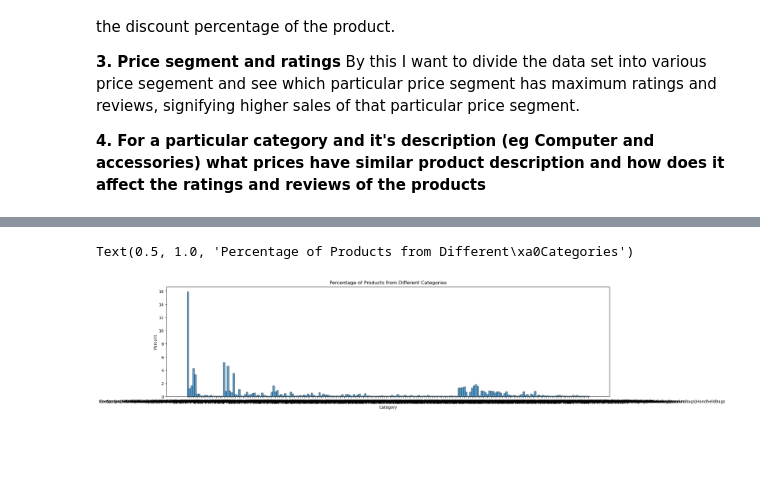
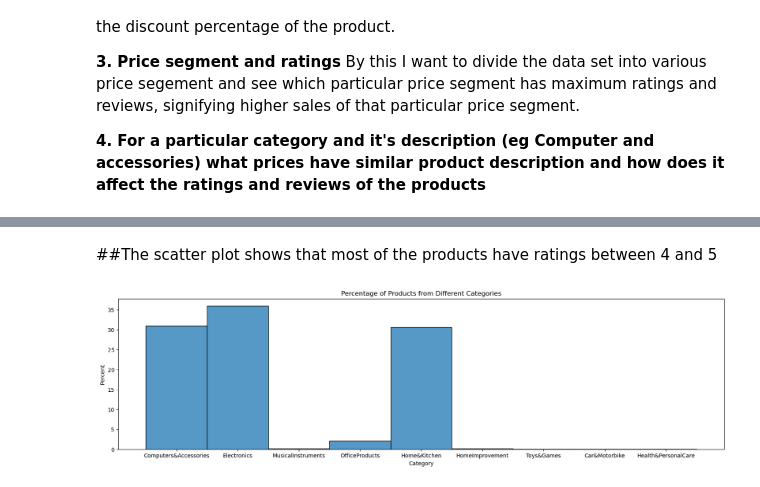
Before and after one commit to ubco-W2022T2-data301/project-group-group61, a Jupyter notebook: analysis/analysis2.ipynb, the cells around one changed output, grey strips where cells are left out. Saved outputs shown, nothing was run; the diff lists cells and outputs as text; code cells hidden in the pictures; blank space fills up the shorter version.

```diff
--- a/analysis/analysis2.ipynb
+++ b/analysis/analysis2.ipynb
@@ -145,0 +49,3 @@ sns.barplot(y=data.index, x= data.values)
+# %%
+df1.dropna(axis=0,how="any",inplace=True) #Removing null values frim data set
+df1.isna().sum() # Check if the null values have been removed
@@ -145,0 +83,4 @@ sns.barplot(y=data.index, x= data.values)
+# %%
+df1.drop(index=1279 , inplace= True)
+df1.info()
+df1.describe()
@@ -145,0 +143,12 @@ sns.barplot(y=data.index, x= data.values)
+# %%
+discount_list=[]
+actual_list =[]
+for discount, actual in zip(df1['discounted_price'].values, df1['actual_price'].values):
+    temp_discount = str(discount).replace("₹","").replace(",", "")
+    temp_actual = str(actual).replace("₹","").replace(",", "")
+    discount_list.append(temp_discount)
+    actual_list.append(temp_actual)
+
+df1['discounted_price']= discount_list
+df1['actual_price'] = actual_list
+df1.head()
@@ -145,0 +162,10 @@ sns.barplot(y=data.index, x= data.values)
+# %%
+df1['rating'].str.len().value_counts()
+df1 = df1[df1['rating'].str.len() > 0]
+df1['rating'] = df1['rating'].astype(float).round().astype(int)
+plt.scatter(df1['rating'], df1['discounted_price'])
+plt.xlabel('Rating')
+plt.ylabel('Discounted Price')
+plt.title('Rating vs Discounted Price')
+plt.xticks([1, 2, 3, 4, 5])
+plt.show()
@@ -146,10 +174,12 @@ sns.barplot(y=data.index, x= data.values)
+# %% [markdown]
+##The scatter plot shows that most of the products have ratings between 4 and 5
 # %%
+ned = pd.Series(df1['category'].str.split('|', expand=True)[0])
 plt.figure(figsize=(20,5))
-
-sns.histplot(data=df, x='category', stat='percent')
+sns.histplot(data=ned, x=ned, stat='percent')
 plt.xlabel('Category')
 plt.ylabel('Percent')
-plt.title('Percentage of Products from Different Categories')
+plt.title('Percentage of Products from Different Categories')
+plt.show()
 # %% [output]
-Text(0.5, 1.0, 'Percentage of Products from Different\xa0Categories')
-[figure, old version]
+[figure, new version]
```
Also changed, not shown: parts of 26 cells of this notebook.
